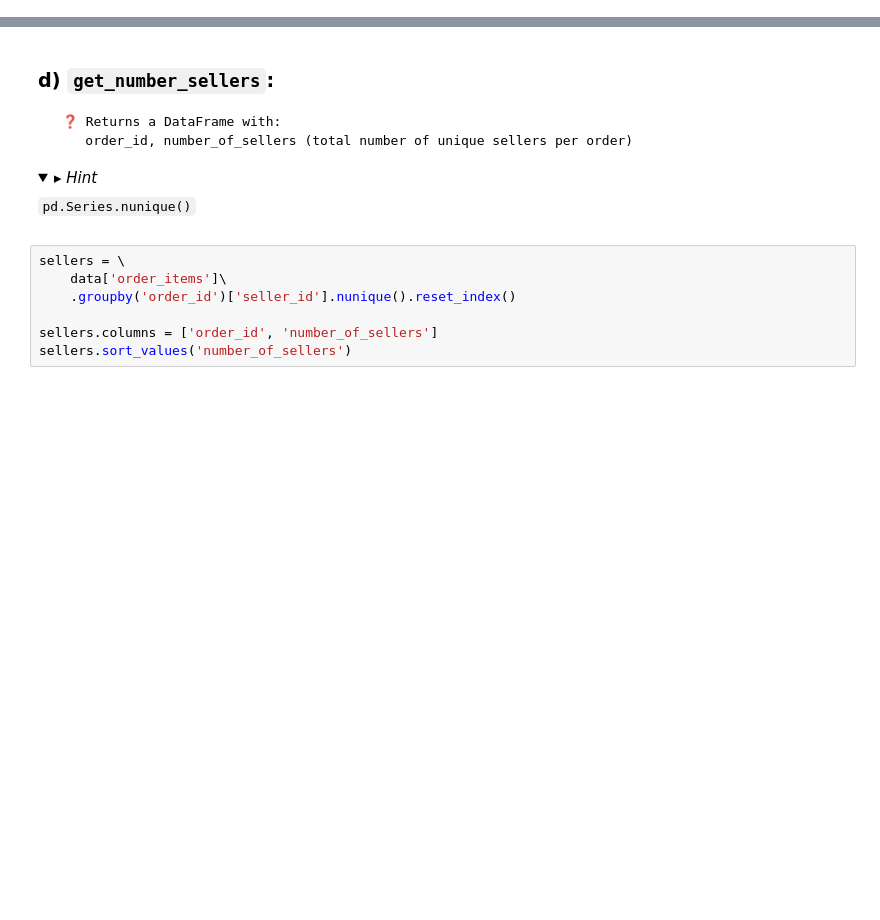
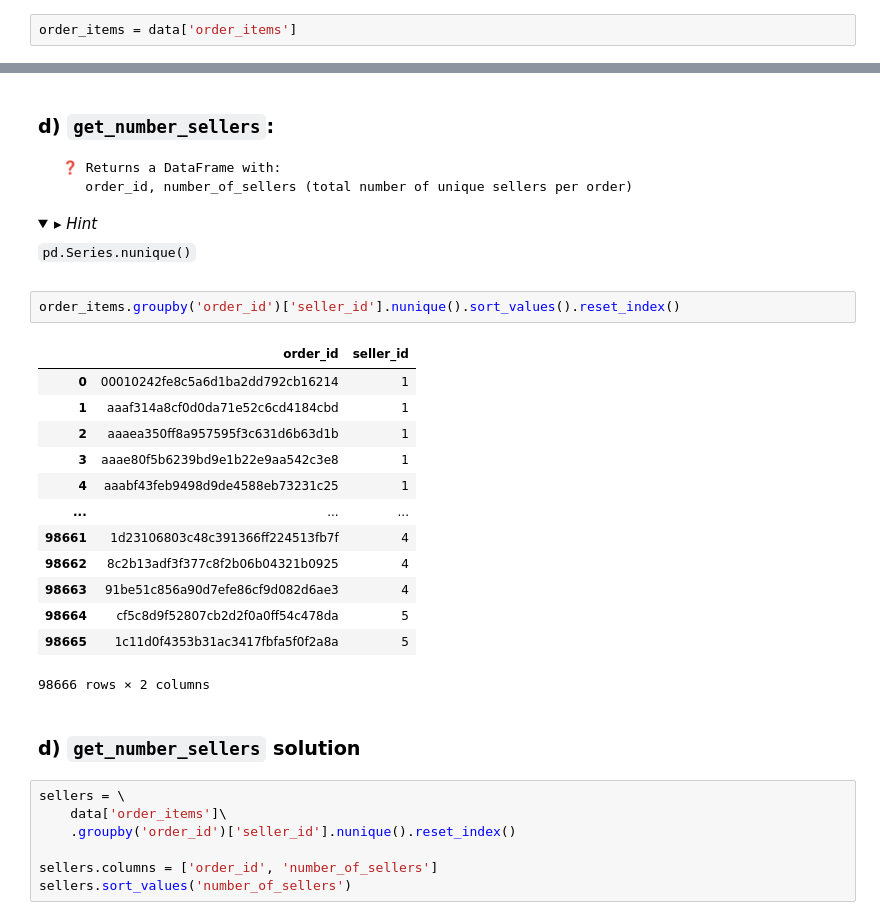
Before and after one commit to LucasPancotto/olist_practice_2023, a Jupyter notebook: 02-Statistical-Inference/data-orders-redo-2023-07-31/orders.ipynb, the cells around one changed output, grey strips where cells are left out. Cells and saved outputs as stored; diff of their text form; folded sections open; blank space fills up the shorter version.

```diff
--- a/02-Statistical-Inference/data-orders-redo-2023-07-31/orders.ipynb
+++ b/02-Statistical-Inference/data-orders-redo-2023-07-31/orders.ipynb
@@ -462,3 +507,5 @@ git push origin master
 ### c) `get_number_products`:
      ❓ Returns a DataFrame with:
         order_id, number_of_products (total number of products per order)
+# %%
+order_items = data['order_items']
@@ -520,6 +584,24 @@ git push origin master
 
 `pd.Series.nunique()`
 </details>
+# %%
+order_items.groupby('order_id')['seller_id'].nunique().sort_values().reset_index()
+# %% [output]
+|  | order_id | seller_id |
+| 0 | 00010242fe8c5a6d1ba2dd792cb16214 | 1 |
+| 1 | aaaf314a8cf0d0da71e52c6cd4184cbd | 1 |
+| 2 | aaaea350ff8a957595f3c631d6b63d1b | 1 |
+| 3 | aaae80f5b6239bd9e1b22e9aa542c3e8 | 1 |
+| 4 | aaabf43feb9498d9de4588eb73231c25 | 1 |
+| ... | ... | ... |
+| 98661 | 1d23106803c48c391366ff224513fb7f | 4 |
+| 98662 | 8c2b13adf3f377c8f2b06b04321b0925 | 4 |
+| 98663 | 91be51c856a90d7efe86cf9d082d6ae3 | 4 |
+| 98664 | cf5c8d9f52807cb2d2f0a0ff54c478da | 5 |
+| 98665 | 1c11d0f4353b31ac3417fbfa5f0f2a8a | 5 |
+98666 rows × 2 columns
+# %% [markdown]
+### d) `get_number_sellers` solution
 # %%
 sellers = \
     data['order_items']\
```
Also changed, not shown: parts of 16 cells of this notebook, 5 other files.
